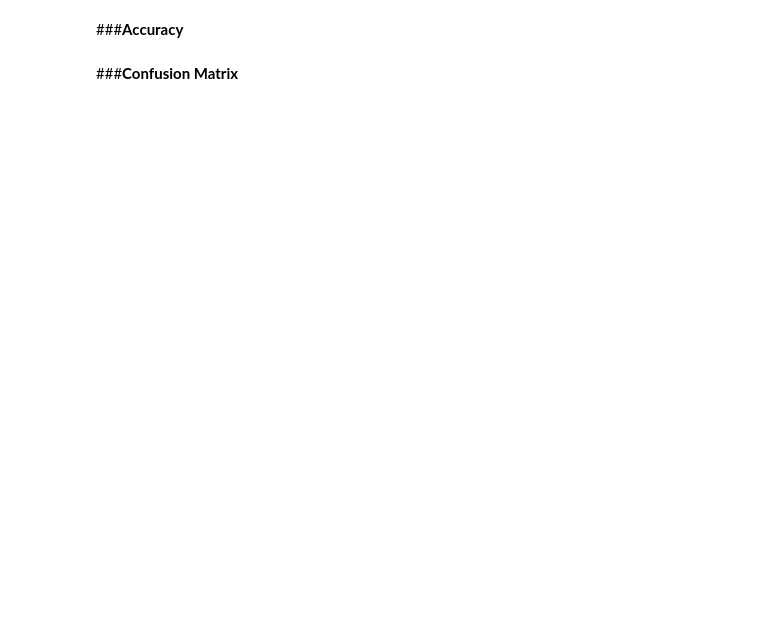
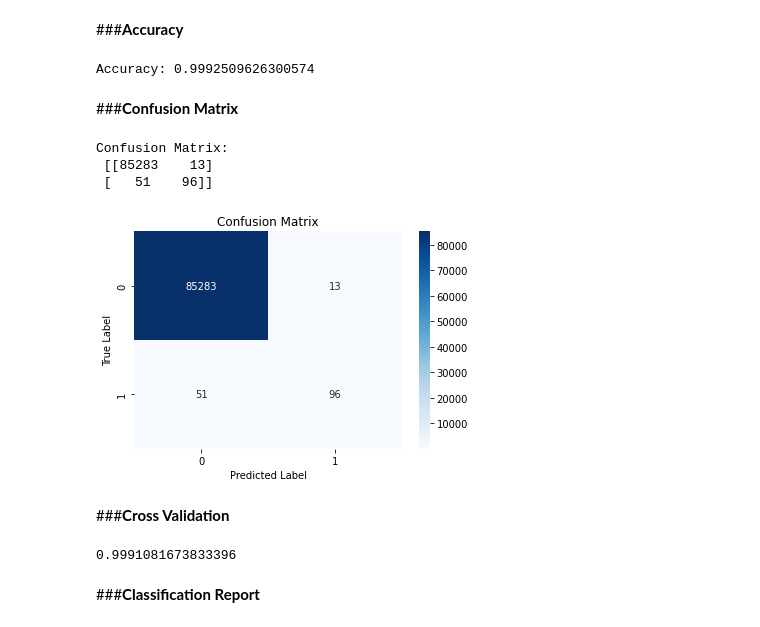
Before and after one commit to Singhsansar/Credit-card-fraud-detection, a Jupyter notebook: creditcardFraud_detection.ipynb, the cells around one changed output. Cells and saved outputs as stored; diff of their text form; code cells hidden in the pictures; blank space fills up the shorter version.

```diff
--- a/creditcardFraud_detection.ipynb
+++ b/creditcardFraud_detection.ipynb
@@ -290,0 +362,4 @@ KeyboardInterrupt: ignored
+# %%
+from sklearn.svm import SVC
+classifier = SVC(kernel='linear', random_state=0)
+classifier.fit(x_train, y_train)
@@ -291,4 +372,48 @@ KeyboardInterrupt: ignored
+# %%
+predicted_values = classifier.predict(x_test)
 # %% [markdown]
 ###**Accuracy**
+# %%
+from sklearn.metrics import accuracy_score
+accuracy = accuracy_score(y_test,predicted_values )
+print("Accuracy:", accuracy)
+# %% [output]
+Accuracy: 0.9992509626300574
 # %% [markdown]
 ###**Confusion Matrix**
+# %%
+from sklearn.metrics import confusion_matrix
+
+# Compute confusion matrix
+cnf_matrix = confusion_matrix(y_test, predicted_values)
+print("Confusion Matrix:\n",cnf_matrix)
+# %% [output]
+Confusion Matrix:
+ [[85283    13]
+ [   51    96]]
+# %%
+import matplotlib.pyplot as plt
+import seaborn as sns
+
+# Plot the confusion matrix as a heatmap
+sns.heatmap(cnf_matrix, annot=True, fmt='d', cmap='Blues')
+
+plt.xlabel('Predicted Label')
+plt.ylabel('True Label')
+plt.title('Confusion Matrix')
+plt.show()
+# %% [output]
+[figure, added]
+# %% [markdown]
+###**Cross Validation**
+# %%
+from sklearn.model_selection import cross_val_score
+# scores = cross_val_score(Randomclassfier, x, y, cv=5)
+# # Print the mean and standard deviation of the scores
+# print("Accuracy: %0.2f (+/- %0.2f)" % (scores.mean(), scores.std() * 2))
+scores =cross_val_score(classifier,x, y, cv=3)
+print(scores.mean())
+# %% [output]
+0.9991081673833396
+# %% [markdown]
+###**Classification Report**
```
Also changed, not shown: parts of 25 cells of this notebook.
